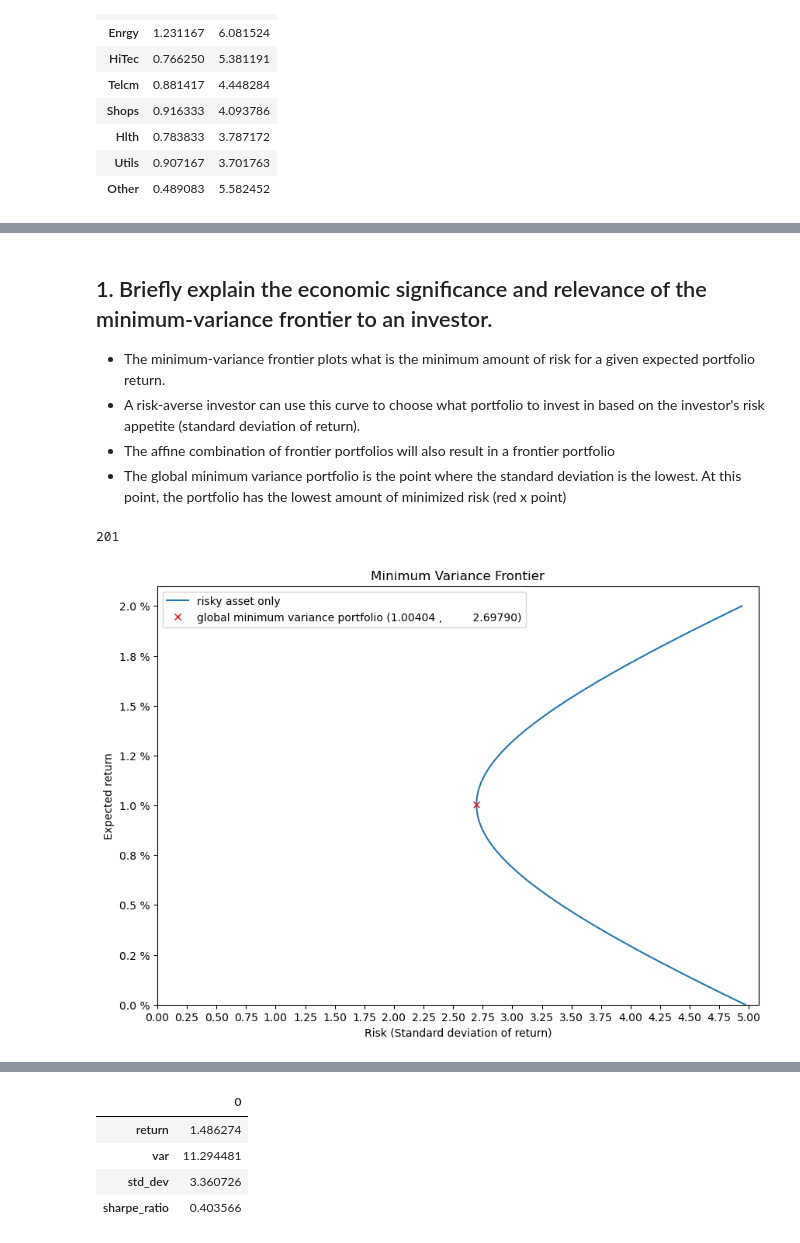
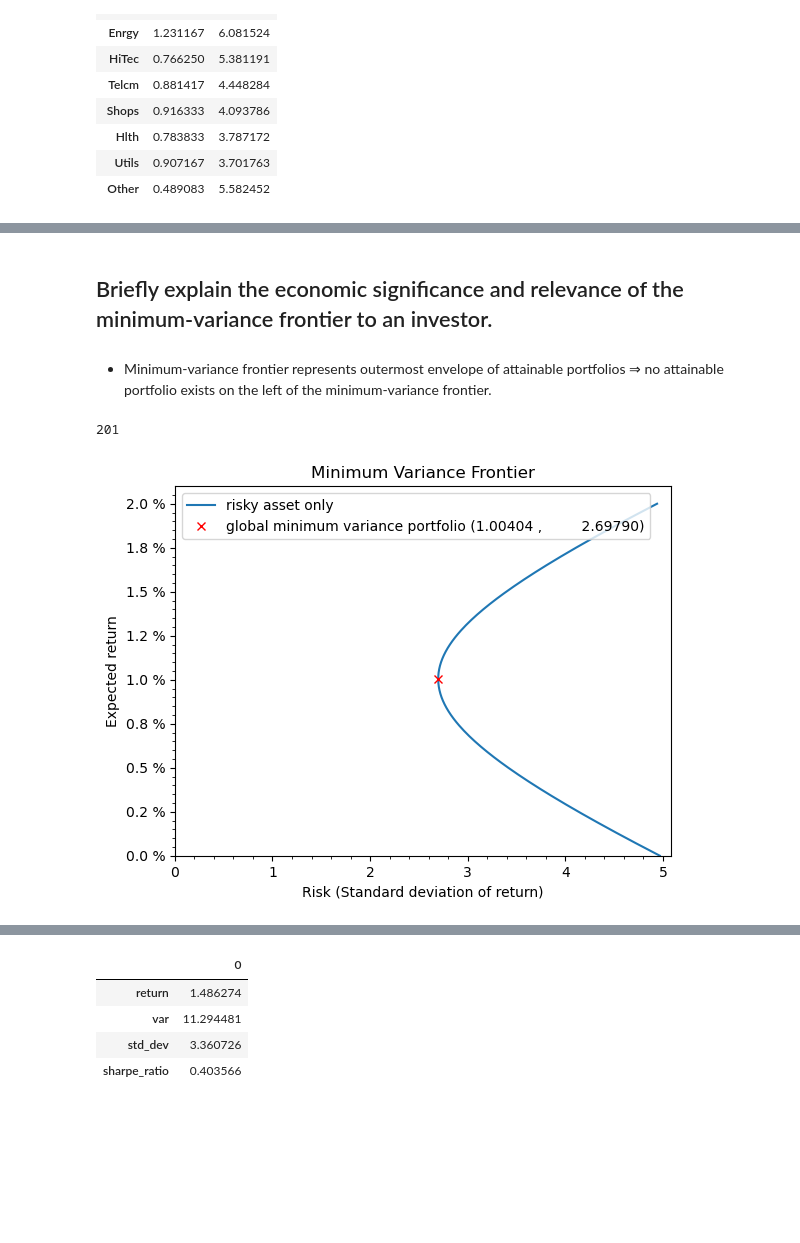
Before and after one commit to kilowiski/qf600, a Jupyter notebook: assignment_1/assignment1.ipynb, the cells around one changed output, grey strips where cells are left out. Drawn from its saved outputs; the diff is of its cells as text; code cells hidden in the pictures; blank space fills up the shorter version.

```diff
--- a/assignment_1/assignment1.ipynb
+++ b/assignment_1/assignment1.ipynb
@@ -74,35 +102,39 @@ newmva = mva(R,V)
 # %% [markdown]
-## 1. Briefly explain the economic significance and relevance of the minimum-variance frontier  to an investor. ##
+## Briefly explain the economic significance and relevance of the minimum-variance frontier to an investor.
+ ##
 
-* The minimum-variance frontier plots what is the minimum amount of risk for a given expected portfolio return.
-* A risk-averse investor can use this curve to choose what portfolio to invest in based on the investor's risk appetite (standard deviation of return).
-* The affine combination of frontier portfolios will also result in a frontier portfolio
-* The global minimum variance portfolio is the point where the standard deviation is the lowest. At this point, the portfolio has the lowest amount of minimized risk (red x point)
+* Minimum-variance frontier represents outermost envelope of attainable portfolios ⇒ no attainable portfolio exists on the left of the minimum-variance frontier.
 # %%
-possible_rp  = np.arange(0,2.01,0.01)
+possible_rp = np.arange(0, 2.01, 0.01)
 print(len(possible_rp))
 var_list = []
-for x in possible_rp :
+for x in possible_rp:
     var_list.append(newmva.var_mva(x))
 f1, ax1 = plt.subplots(1)
-f1.set_figheight(7)
-f1.set_figwidth(10)
-ax1.plot(np.sqrt(var_list), possible_rp,label = "risky asset only")
-ax1.plot(np.sqrt(newmva.var_mva(newmva.R_mv)),newmva.R_mv,'rx',\
-         label = f"global minimum variance portfolio ({newmva.R_mv:.5f} ,\
-         {np.sqrt(newmva.var_mva(newmva.R_mv)):.5f})")
+# f1.set_figheight(7)
+# f1.set_figwidth(10)
+ax1.plot(np.sqrt(var_list), possible_rp, label="risky asset only")
+ax1.plot(
+    np.sqrt(newmva.var_mva(newmva.R_mv)),
+    newmva.R_mv,
+    "rx",
+    label=f"global minimum variance portfolio ({newmva.R_mv:.5f} ,\
+         {np.sqrt(newmva.var_mva(newmva.R_mv)):.5f})",
+)
 ax1.set_ylim(ymin=0)
 ax1.set_xlim(xmin=0)
 ax1.set_xlabel("Risk (Standard deviation of return)")
 ax1.set_ylabel("Expected return")
-ax1.xaxis.set_major_locator(plt.MultipleLocator(0.25))
-ax1.xaxis.set_major_locator(plt.MultipleLocator(0.25))
+ax1.xaxis.set_major_locator(ticker.AutoLocator())
+ax1.xaxis.set_minor_locator(ticker.AutoMinorLocator())
+ax1.yaxis.set_major_locator(ticker.AutoLocator())
+ax1.yaxis.set_minor_locator(ticker.AutoMinorLocator())
 ax1.set_title("Minimum Variance Frontier")
 ax1.yaxis.set_major_formatter(ticker.FormatStrFormatter("%.1f %%"))
 ax1.legend()
 plt.show(f1)
-f1.savefig('assignment1_f1.jpg')
+f1.savefig("f1.jpg")
 # %% [output]
 201
-[figure, old version]
+[figure, new version]
 # %% [markdown]
```
Also changed, not shown: parts of 14 cells of this notebook.
